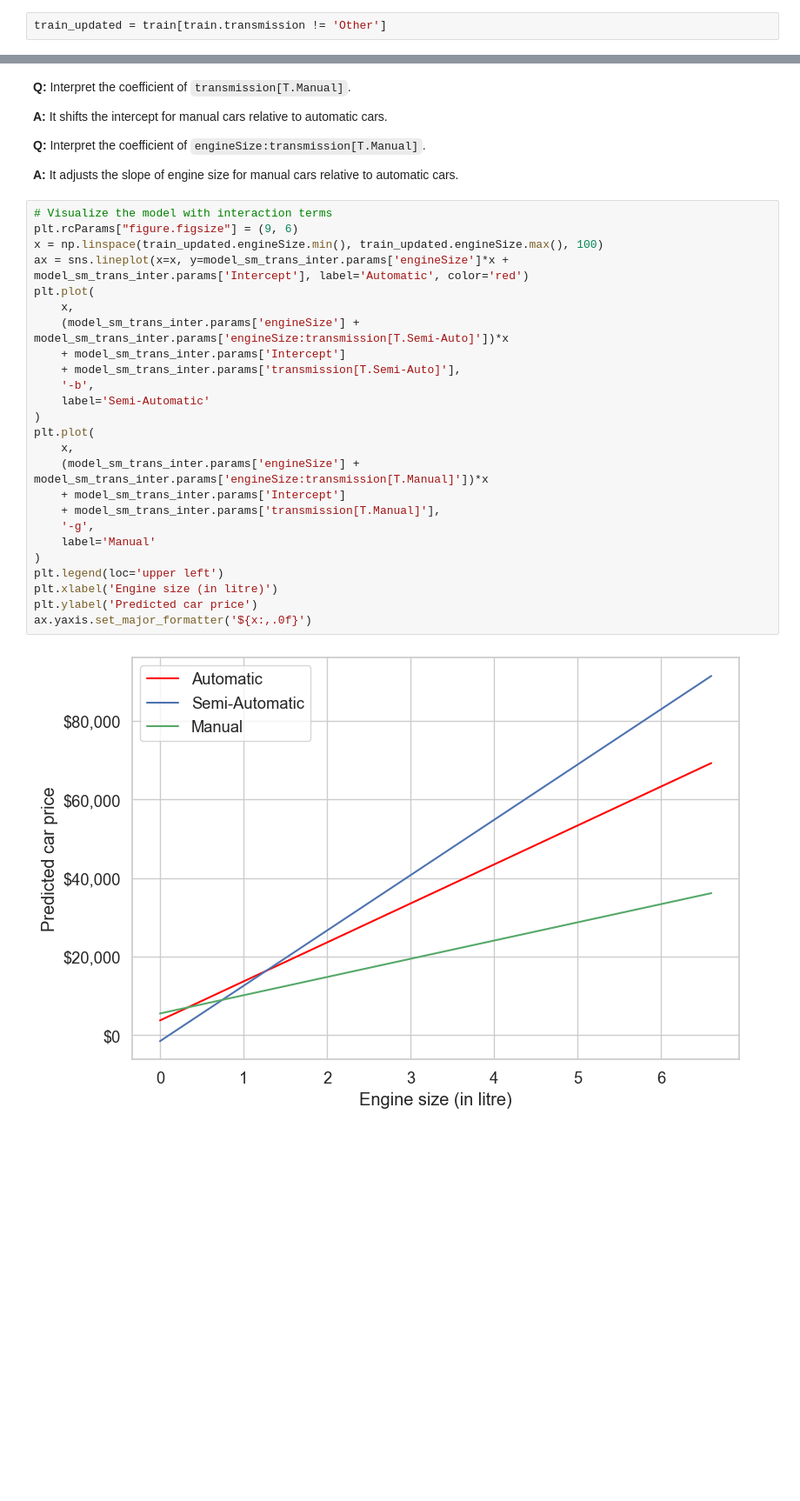
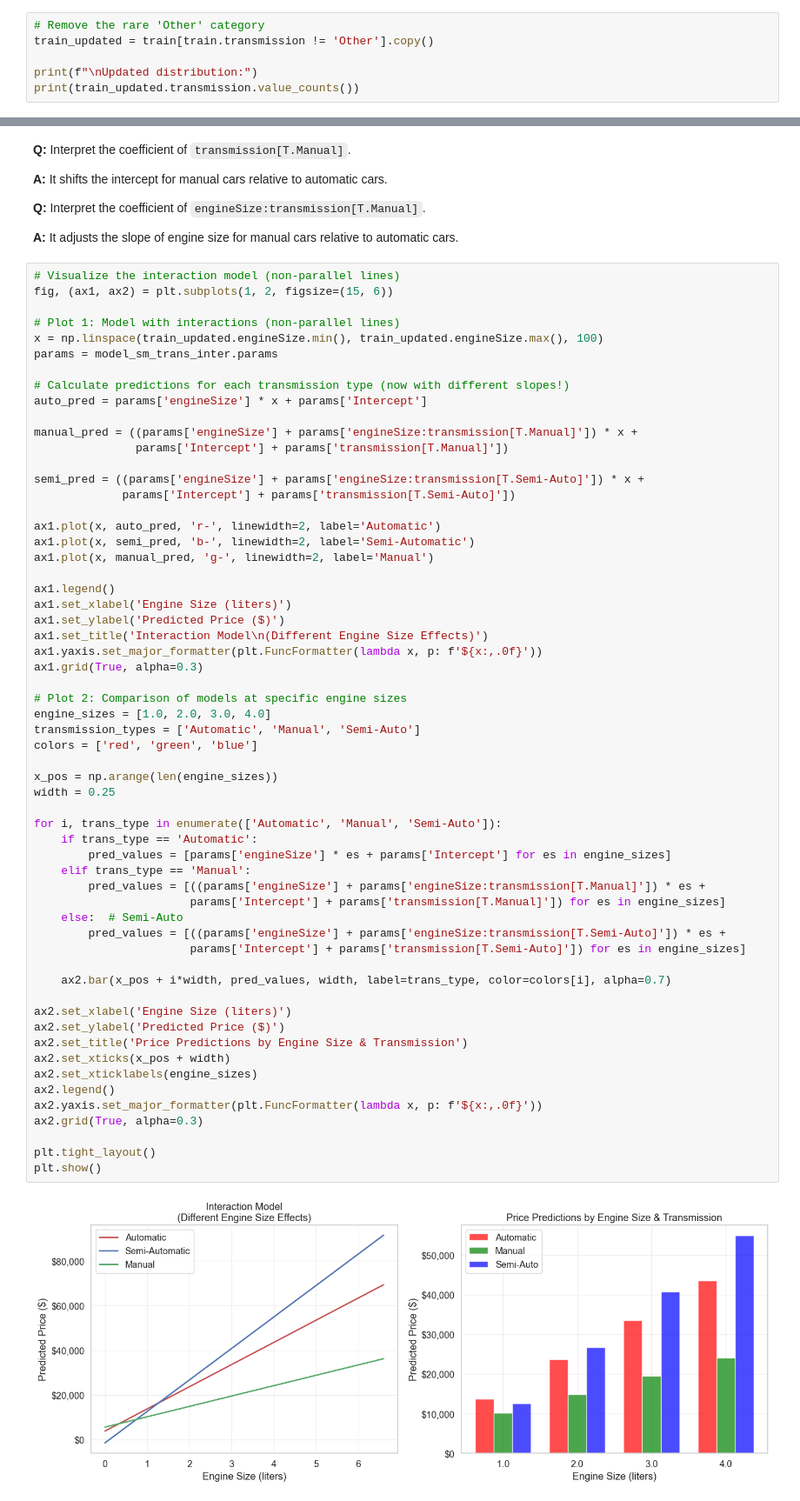
Before and after one commit to Lizhen0909/STAT303-2-class-notes, a Jupyter notebook: Lec3_VariableTransformations_and_Interactions.ipynb, the cells around one changed output, grey strips where cells are left out. Shown at 87% size. Drawn from its saved outputs; the diff is of its cells as text; blank space fills up the shorter version.

```diff
--- a/Lec3_VariableTransformations_and_Interactions.ipynb
+++ b/Lec3_VariableTransformations_and_Interactions.ipynb
@@ -138,2 +243,6 @@ The *Other* category has very few observations. We remove it here (another optio
 # %%
-train_updated = train[train.transmission != 'Other']
+# Remove the rare 'Other' category
+train_updated = train[train.transmission != 'Other'].copy()
+
+print(f"\nUpdated distribution:")
+print(train_updated.transmission.value_counts())
@@ -233,29 +417,63 @@ Notes:
 
 **A:** It adjusts the slope of engine size for manual cars relative to automatic cars.
 # %%
-# Visualize the model with interaction terms
-plt.rcParams["figure.figsize"] = (9, 6)
+# Visualize the interaction model (non-parallel lines)
+fig, (ax1, ax2) = plt.subplots(1, 2, figsize=(15, 6))
+
+# Plot 1: Model with interactions (non-parallel lines)
 x = np.linspace(train_updated.engineSize.min(), train_updated.engineSize.max(), 100)
-ax = sns.lineplot(x=x, y=model_sm_trans_inter.params['engineSize']*x + model_sm_trans_inter.params['Intercept'], label='Automatic', color='red')
-plt.plot(
-    x,
-    (model_sm_trans_inter.params['engineSize'] + model_sm_trans_inter.params['engineSize:transmission[T.Semi-Auto]'])*x
-    + model_sm_trans_inter.params['Intercept']
-    + model_sm_trans_inter.params['transmission[T.Semi-Auto]'],
-    '-b',
-    label='Semi-Automatic'
-)
-plt.plot(
-    x,
-    (model_sm_trans_inter.params['engineSize'] + model_sm_trans_inter.params['engineSize:transmission[T.Manual]'])*x
-    + model_sm_trans_inter.params['Intercept']
-    + model_sm_trans_inter.params['transmission[T.Manual]'],
-    '-g',
-    label='Manual'
-)
-plt.legend(loc='upper left')
-plt.xlabel('Engine size (in litre)')
-plt.ylabel('Predicted car price')
-ax.yaxis.set_major_formatter('${x:,.0f}')
+params = model_sm_trans_inter.params
+
+# Calculate predictions for each transmission type (now with different slopes!)
+auto_pred = params['engineSize'] * x + params['Intercept']
+
+manual_pred = ((params['engineSize'] + params['engineSize:transmission[T.Manual]']) * x +
+               params['Intercept'] + params['transmission[T.Manual]'])
+
+semi_pred = ((params['engineSize'] + params['engineSize:transmission[T.Semi-Auto]']) * x +
+             params['Intercept'] + params['transmission[T.Semi-Auto]'])
+
+ax1.plot(x, auto_pred, 'r-', linewidth=2, label='Automatic')
+ax1.plot(x, semi_pred, 'b-', linewidth=2, label='Semi-Automatic')
+ax1.plot(x, manual_pred, 'g-', linewidth=2, label='Manual')
+
+ax1.legend()
+ax1.set_xlabel('Engine Size (liters)')
+ax1.set_ylabel('Predicted Price ($)')
+ax1.set_title('Interaction Model\n(Different Engine Size Effects)')
+ax1.yaxis.set_major_formatter(plt.FuncFormatter(lambda x, p: f'${x:,.0f}'))
+ax1.grid(True, alpha=0.3)
+
+# Plot 2: Comparison of models at specific engine sizes
+engine_sizes = [1.0, 2.0, 3.0, 4.0]
+transmission_types = ['Automatic', 'Manual', 'Semi-Auto']
+colors = ['red', 'green', 'blue']
+
+x_pos = np.arange(len(engine_sizes))
+width = 0.25
+
+for i, trans_type in enumerate(['Automatic', 'Manual', 'Semi-Auto']):
+    if trans_type == 'Automatic':
+        pred_values = [params['engineSize'] * es + params['Intercept'] for es in engine_sizes]
+    elif trans_type == 'Manual':
+        pred_values = [((params['engineSize'] + params['engineSize:transmission[T.Manual]']) * es +
+                       params['Intercept'] + params['transmission[T.Manual]']) for es in engine_sizes]
+    else:  # Semi-Auto
+        pred_values = [((params['engineSize'] + params['engineSize:transmission[T.Semi-Auto]']) * es +
+                       params['Intercept'] + params['transmission[T.Semi-Auto]']) for es in engine_sizes]
+
+    ax2.bar(x_pos + i*width, pred_values, width, label=trans_type, color=colors[i], alpha=0.7)
+
+ax2.set_xlabel('Engine Size (liters)')
+ax2.set_ylabel('Predicted Price ($)')
+ax2.set_title('Price Predictions by Engine Size & Transmission')
+ax2.set_xticks(x_pos + width)
+ax2.set_xticklabels(engine_sizes)
+ax2.legend()
+ax2.yaxis.set_major_formatter(plt.FuncFormatter(lambda x, p: f'${x:,.0f}'))
+ax2.grid(True, alpha=0.3)
+
+plt.tight_layout()
+plt.show()
 # %% [output]
-[figure, old version]
+[figure, new version]
```
Also changed, not shown: parts of 57 cells of this notebook, 8 other files.
